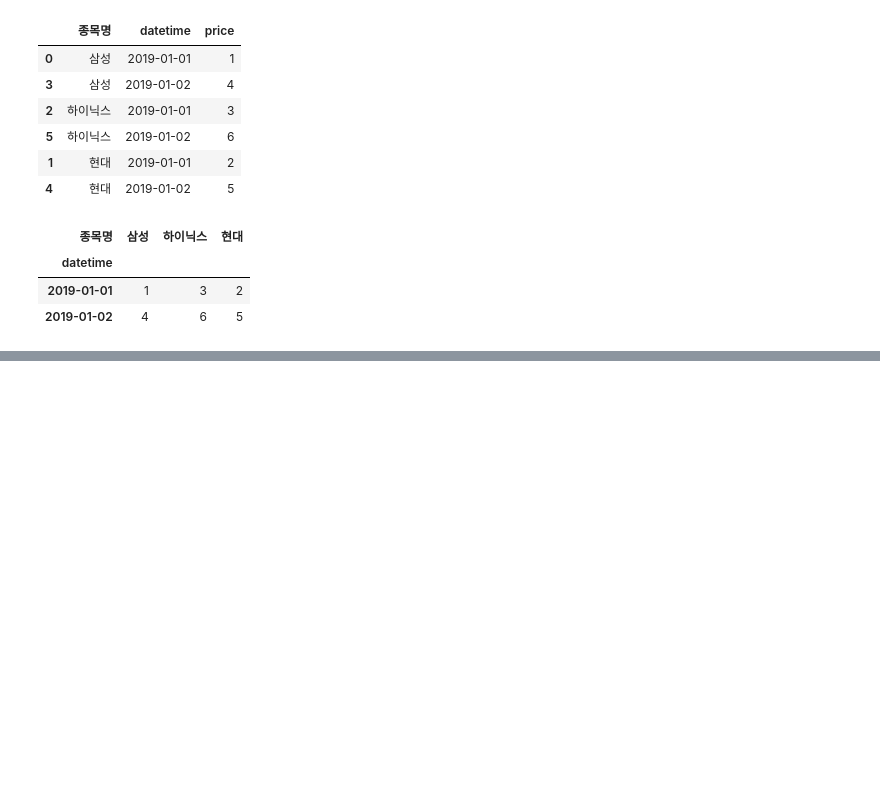
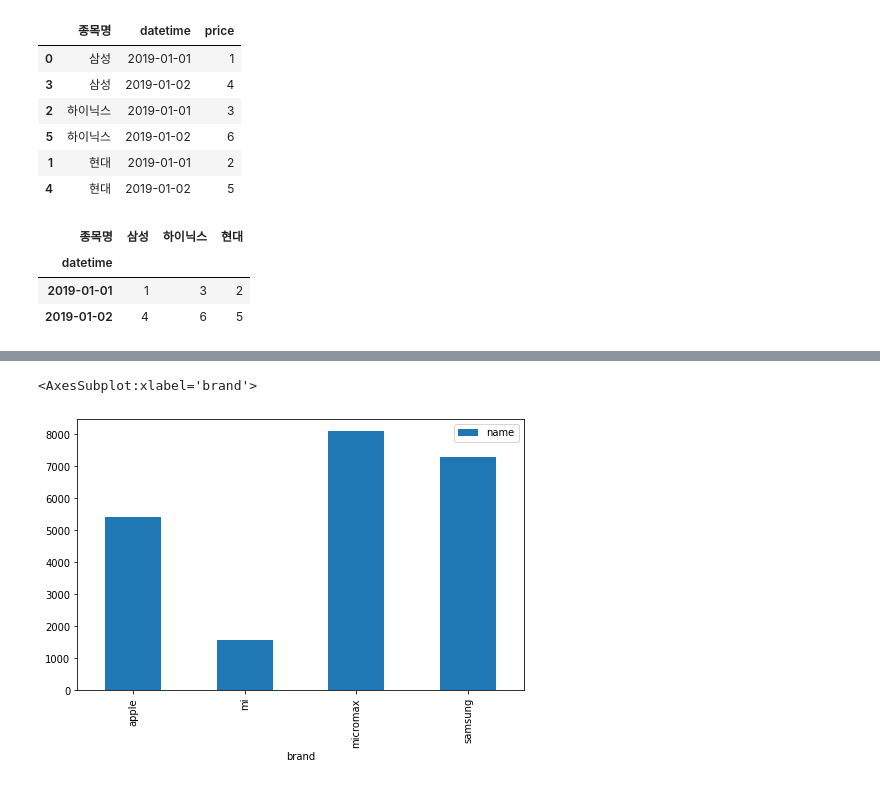
Before and after one commit to JihoQuant/Python-Pandas-Part-1, a Jupyter notebook: pandas_combining.ipynb, the cells around one changed output, grey strips where cells are left out. Cells and saved outputs as stored; diff of their text form; code cells hidden in the pictures; blank space fills up the shorter version.

```diff
--- a/pandas_combining.ipynb
+++ b/pandas_combining.ipynb
@@ -408,0 +1024,5 @@ sample_data.pivot(index='datetime', columns='종목명', values='price')
+# %%
+df.groupby(['brand']).agg({'name':'count'}).plot(kind='bar', figsize=(8,5))
+# %% [output]
+<AxesSubplot:xlabel='brand'>
+[figure, added]
```
Also changed, not shown: parts of 42 cells of this notebook.
